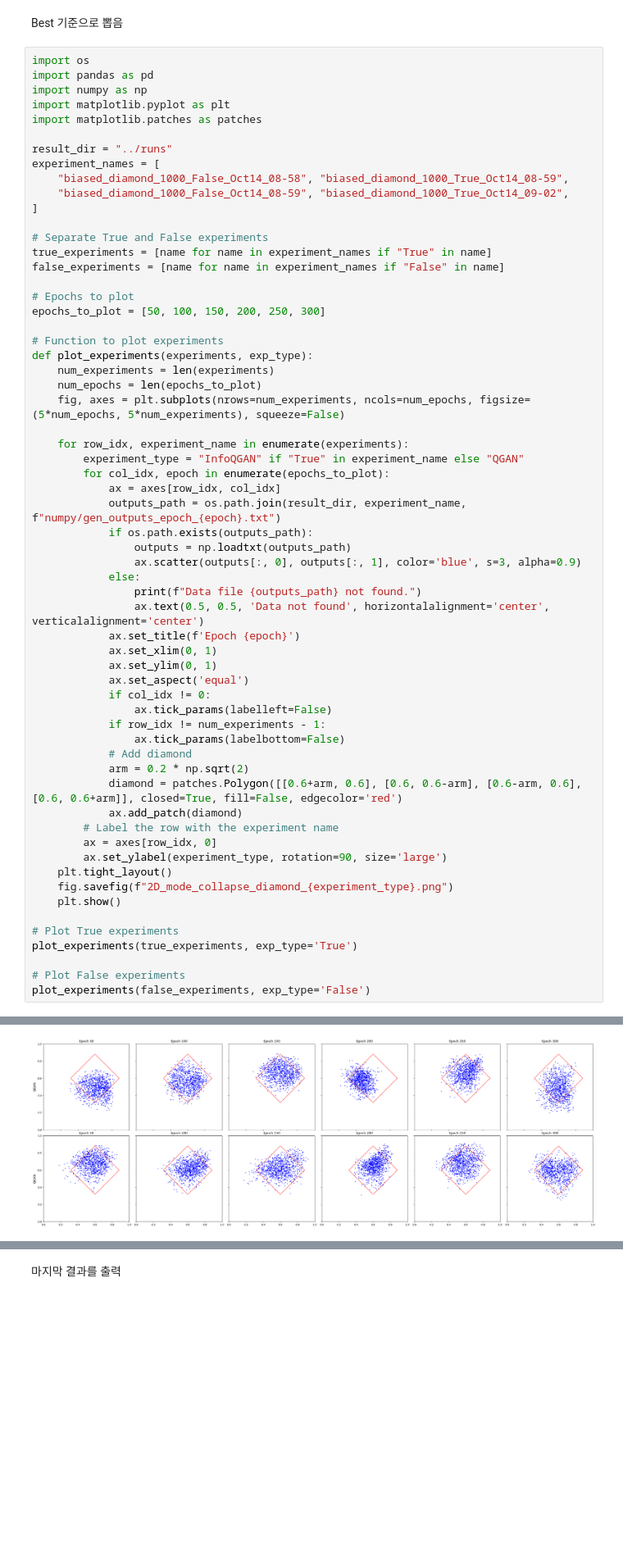
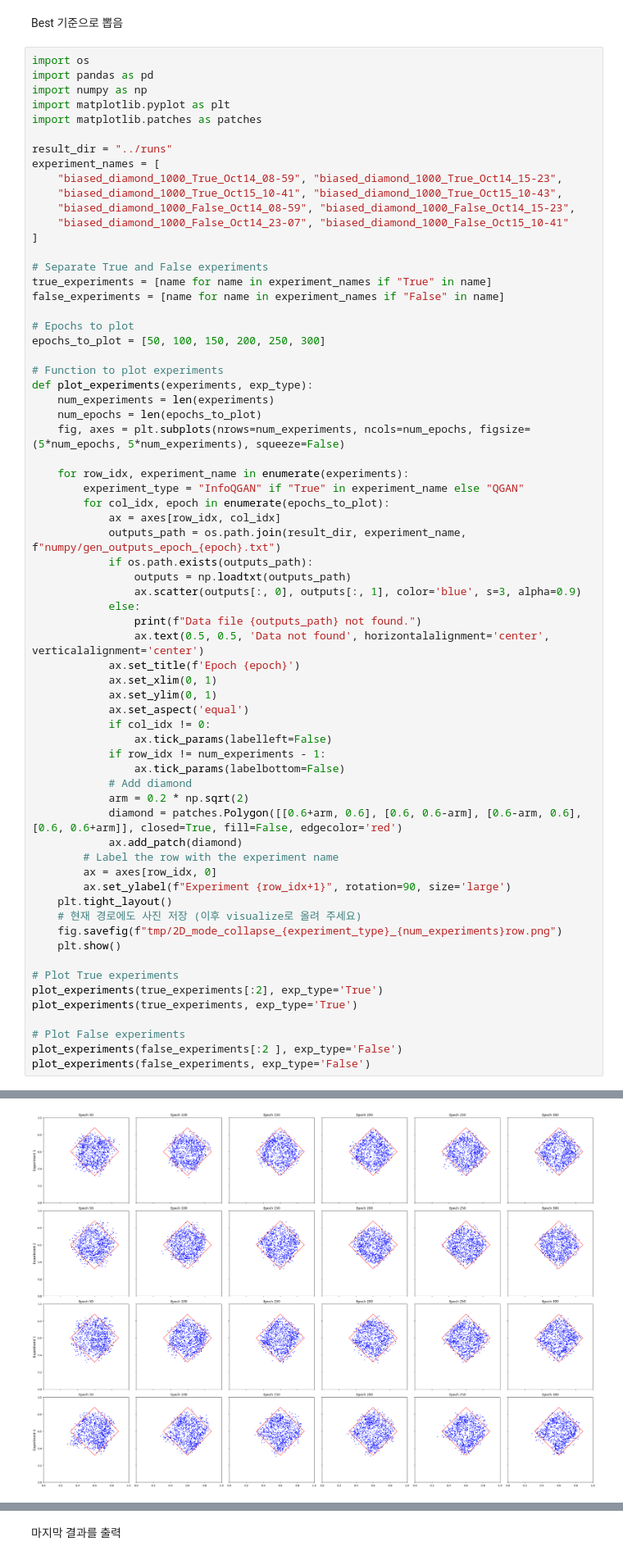
Before and after one commit to red1108/infoQGAN, a Jupyter notebook: visualize/mode_collapse_diamond_timeline.ipynb, the cells around one changed output, grey strips where cells are left out. Shown at 82% size. Cells and saved outputs as stored; diff of their text form; blank space fills up the shorter version.

```diff
--- a/visualize/mode_collapse_diamond_timeline.ipynb
+++ b/visualize/mode_collapse_diamond_timeline.ipynb
@@ -11,8 +11,10 @@ import matplotlib.patches as patches
 
 result_dir = "../runs"
 experiment_names = [
-    "biased_diamond_1000_False_Oct14_08-58", "biased_diamond_1000_True_Oct14_08-59",
-    "biased_diamond_1000_False_Oct14_08-59", "biased_diamond_1000_True_Oct14_09-02",
+    "biased_diamond_1000_True_Oct14_08-59", "biased_diamond_1000_True_Oct14_15-23",
+    "biased_diamond_1000_True_Oct15_10-41", "biased_diamond_1000_True_Oct15_10-43",
+    "biased_diamond_1000_False_Oct14_08-59", "biased_diamond_1000_False_Oct14_15-23",
+    "biased_diamond_1000_False_Oct14_23-07", "biased_diamond_1000_False_Oct15_10-41"
 ]
 
 # Separate True and False experiments
@@ -53,14 +55,17 @@ def plot_experiments(experiments, exp_type):
             ax.add_patch(diamond)
         # Label the row with the experiment name
         ax = axes[row_idx, 0]
-        ax.set_ylabel(experiment_type, rotation=90, size='large')
+        ax.set_ylabel(f"Experiment {row_idx+1}", rotation=90, size='large')
     plt.tight_layout()
-    fig.savefig(f"2D_mode_collapse_diamond_{experiment_type}.png")
+    # 현재 경로에도 사진 저장 (이후 visualize로 올려 주세요)
+    fig.savefig(f"tmp/2D_mode_collapse_{experiment_type}_{num_experiments}row.png")
     plt.show()
 
 # Plot True experiments
+plot_experiments(true_experiments[:2], exp_type='True')
 plot_experiments(true_experiments, exp_type='True')
 
 # Plot False experiments
+plot_experiments(false_experiments[:2 ], exp_type='False')
 plot_experiments(false_experiments, exp_type='False')
 # %% [output]
@@ -68 +73 @@ plot_experiments(false_experiments, exp_type='False')
-[figure, old version]
+[figure, new version]
```
Also changed, not shown: parts of 2 cells of this notebook, 27 other files.
